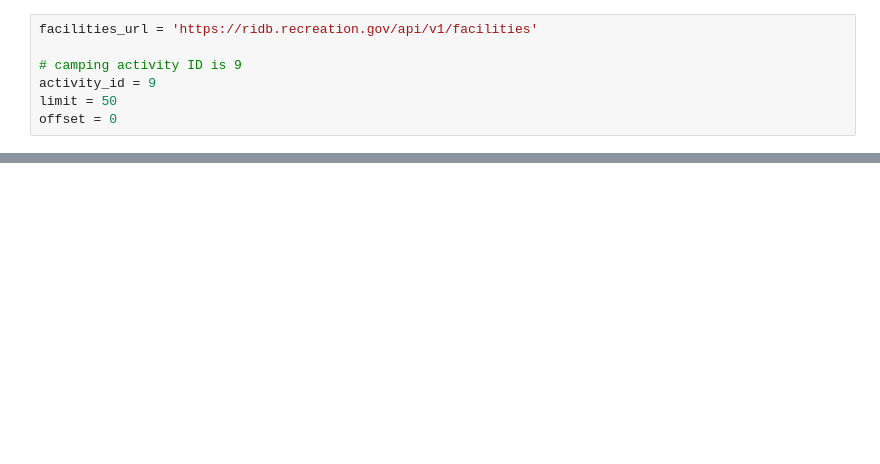
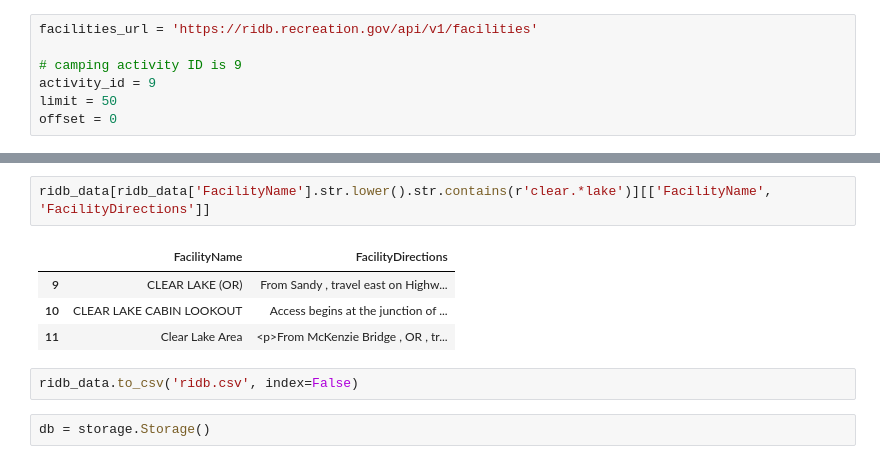
Before and after one commit to gizm00/pycon2016, a Jupyter notebook: notebooks/Section 1 - RIDB API.ipynb, the cells around one changed output, grey strips where cells are left out. Saved outputs shown, nothing was run; the diff lists cells and outputs as text; blank space fills up the shorter version.

```diff
--- a/notebooks/Section 1 - RIDB API.ipynb
+++ b/notebooks/Section 1 - RIDB API.ipynb
@@ -61,0 +48,11 @@ ridb_data
+# %%
+ridb_data[ridb_data['FacilityName'].str.lower().str.contains(r'clear.*lake')][['FacilityName', 'FacilityDirections']]
+# %% [output]
+|  | FacilityName | FacilityDirections |
+| 9 | CLEAR LAKE (OR) | From Sandy , travel east on Highw... |
+| 10 | CLEAR LAKE CABIN LOOKOUT | Access begins at the junction of ... |
+| 11 | Clear Lake Area | <p>From McKenzie Bridge , OR , tr... |
+# %%
+ridb_data.to_csv('ridb.csv', index=False)
+# %%
+db = storage.Storage()
```
Also changed, not shown: parts of 9 cells of this notebook, 6 other files.
